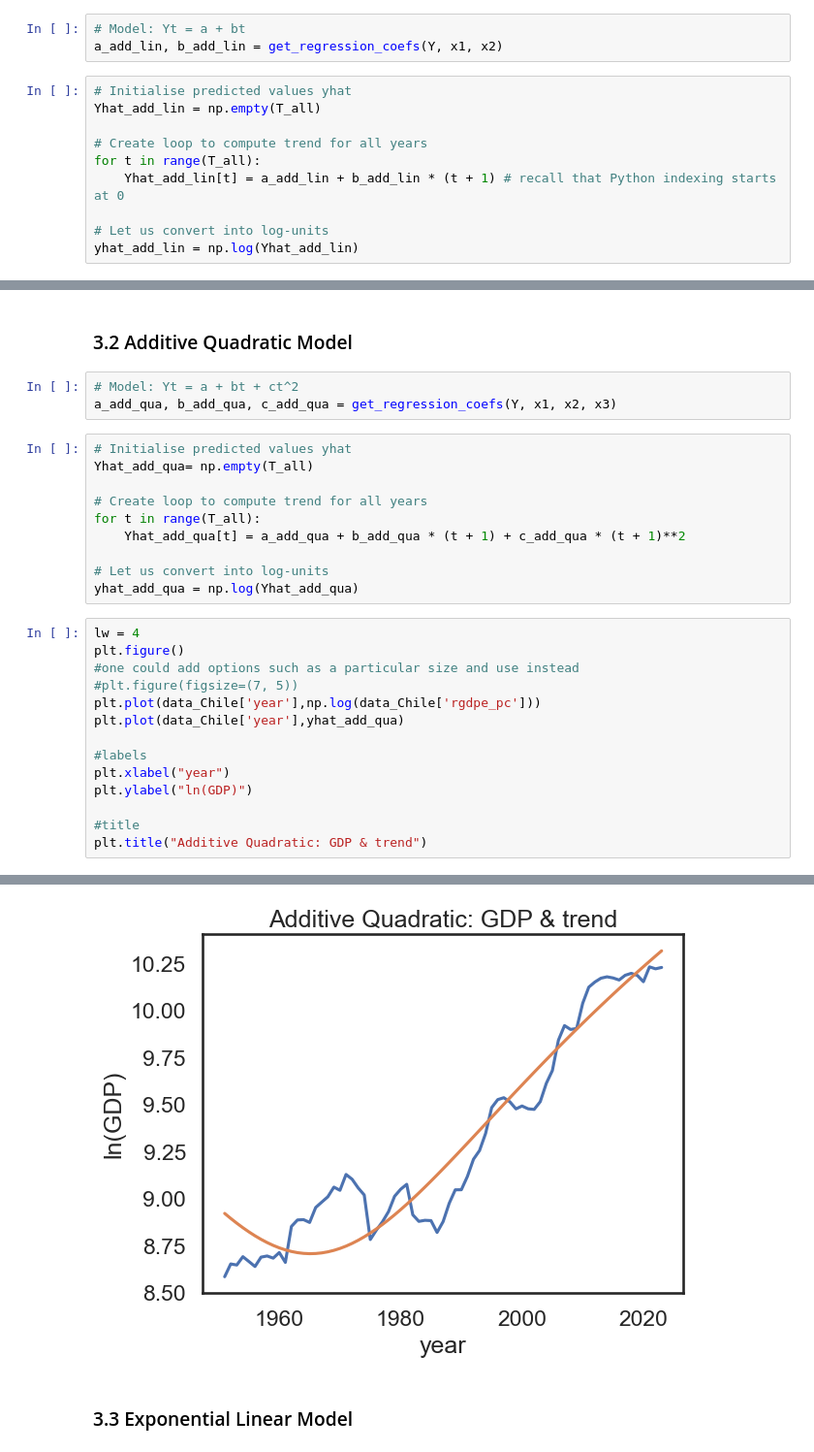
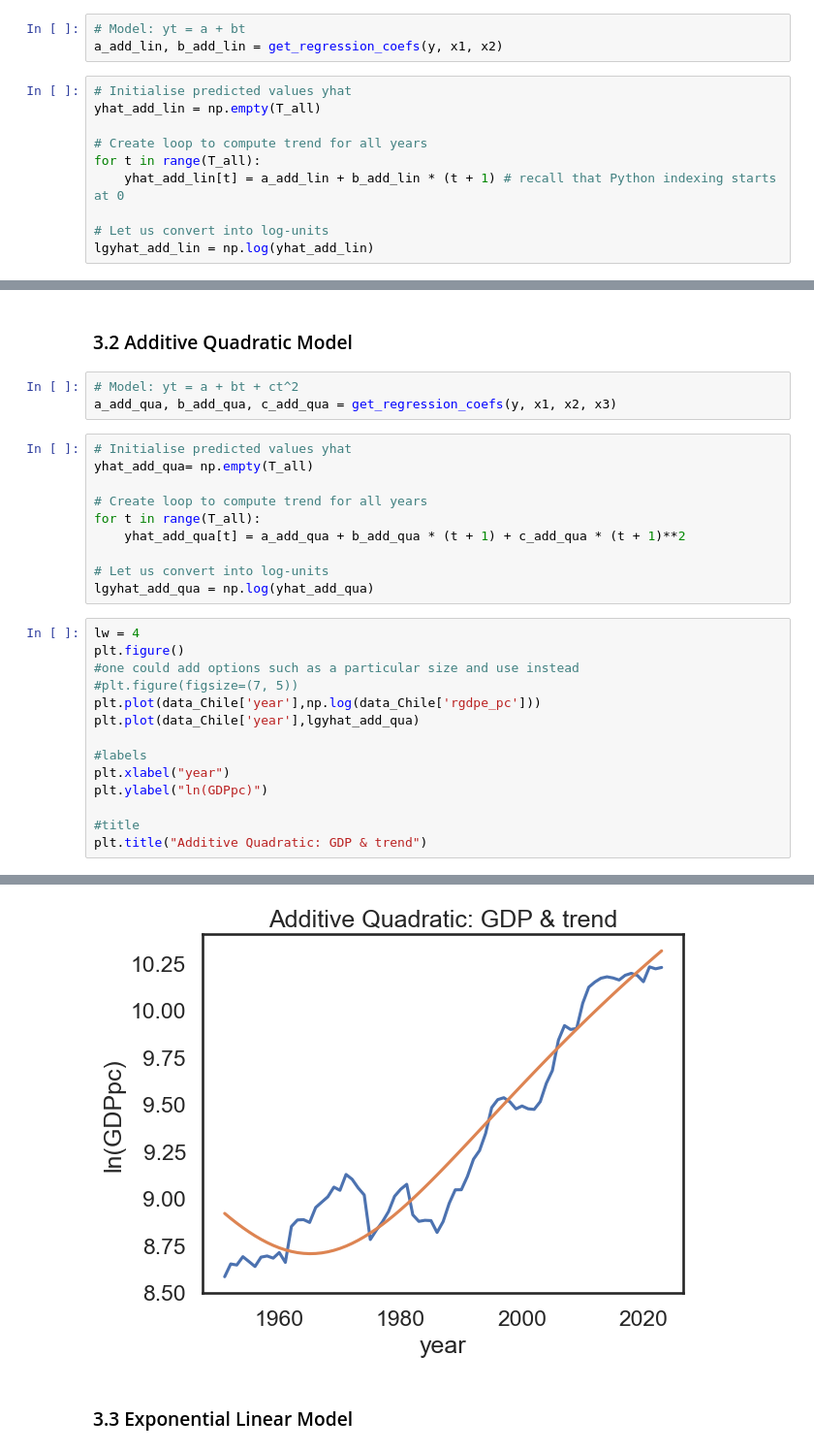
Before and after one commit to IcarusBai/EC2B1_Coursework, a Jupyter notebook: EC2B1_Coursework_Program.ipynb, the cells around one changed output, grey strips where cells are left out. Shown at 97% size. Saved outputs shown, nothing was run; the diff lists cells and outputs as text.

```diff
--- a/EC2B1_Coursework_Program.ipynb
+++ b/EC2B1_Coursework_Program.ipynb
@@ -88,18 +92,18 @@ for t in range(T):
 # %% [markdown]
 ### 3.1 Additive Linear Model
 # %%
-# Model: Yt = a + bt
-a_add_lin, b_add_lin = get_regression_coefs(Y, x1, x2)
+# Model: yt = a + bt
+a_add_lin, b_add_lin = get_regression_coefs(y, x1, x2)
 # %%
 # Initialise predicted values yhat
-Yhat_add_lin = np.empty(T_all)
+yhat_add_lin = np.empty(T_all)
 
 # Create loop to compute trend for all years
 for t in range(T_all):
-    Yhat_add_lin[t] = a_add_lin + b_add_lin * (t + 1) # recall that Python indexing starts at 0
+    yhat_add_lin[t] = a_add_lin + b_add_lin * (t + 1) # recall that Python indexing starts at 0
 
 # Let us convert into log-units
-yhat_add_lin = np.log(Yhat_add_lin)
+lgyhat_add_lin = np.log(yhat_add_lin)
 # %%
 lw = 4
 plt.figure()
@@ -120,35 +124,35 @@ Text(0.5, 1.0, 'Linear Additive: GDP & trend')
 # %% [markdown]
 ### 3.2 Additive Quadratic Model
 # %%
-# Model: Yt = a + bt + ct^2
-a_add_qua, b_add_qua, c_add_qua = get_regression_coefs(Y, x1, x2, x3)
+# Model: yt = a + bt + ct^2
+a_add_qua, b_add_qua, c_add_qua = get_regression_coefs(y, x1, x2, x3)
 # %%
 # Initialise predicted values yhat
-Yhat_add_qua= np.empty(T_all)
+yhat_add_qua= np.empty(T_all)
 
 # Create loop to compute trend for all years
 for t in range(T_all):
-    Yhat_add_qua[t] = a_add_qua + b_add_qua * (t + 1) + c_add_qua * (t + 1)**2
+    yhat_add_qua[t] = a_add_qua + b_add_qua * (t + 1) + c_add_qua * (t + 1)**2
 
 # Let us convert into log-units
-yhat_add_qua = np.log(Yhat_add_qua)
+lgyhat_add_qua = np.log(yhat_add_qua)
 # %%
 lw = 4
 plt.figure()
 #one could add options such as a particular size and use instead
 #plt.figure(figsize=(7, 5))
 plt.plot(data_Chile['year'],np.log(data_Chile['rgdpe_pc']))
-plt.plot(data_Chile['year'],yhat_add_qua)
+plt.plot(data_Chile['year'],lgyhat_add_qua)
 
 #labels
 plt.xlabel("year")
-plt.ylabel("ln(GDP)")
+plt.ylabel("ln(GDPpc)")
 
 #title
 plt.title("Additive Quadratic: GDP & trend")
 # %% [output]
 Text(0.5, 1.0, 'Additive Quadratic: GDP & trend')
-[figure, old version]
+[figure, new version]
 # %% [markdown]
 ### 3.3  Exponential  Linear Model
 # %%
```
Also changed, not shown: parts of 22 cells of this notebook.
